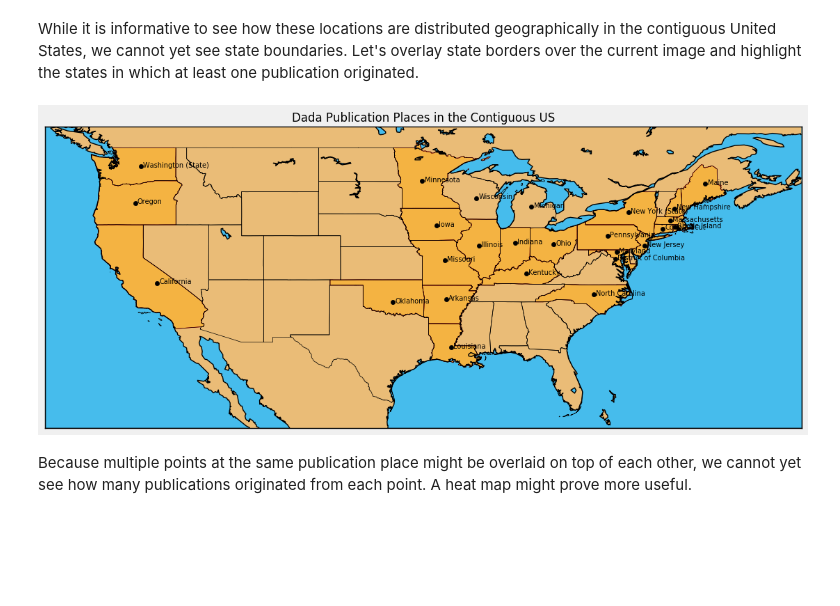
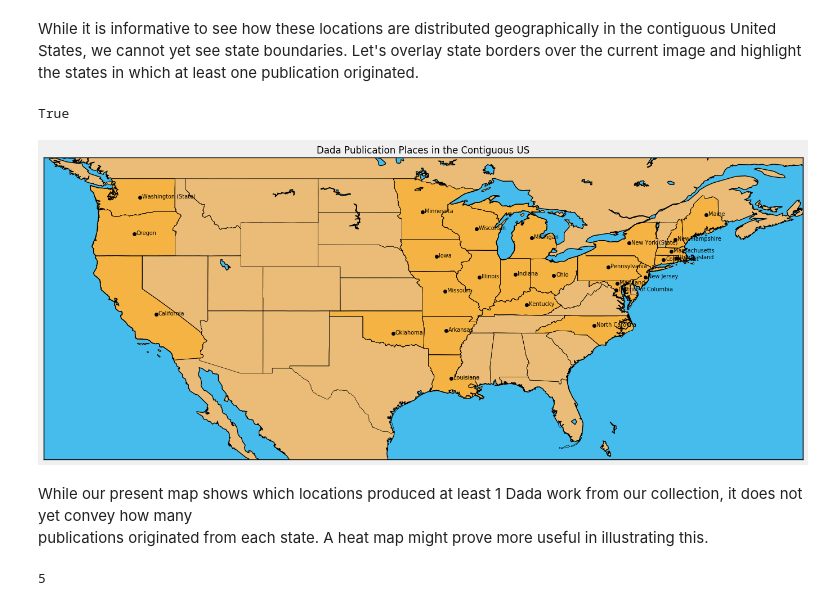
Before and after one commit to ds-modules/Library-HTRC, a Jupyter notebook: 03-mapping/Mapping the Books of the Dadaist Movement.ipynb, the cells around one changed output. Cells and saved outputs as stored; diff of their text form; code cells hidden in the pictures; blank space fills up the shorter version.

Commit message:
added heat maps

```diff
--- a/03-mapping/Mapping the Books of the Dadaist Movement.ipynb
+++ b/03-mapping/Mapping the Books of the Dadaist Movement.ipynb
@@ -441,47 +441,57 @@ for i in range(0, us_locations.shape[0]):
 [figure]
 # %% [markdown]
 While it is informative to see how these locations are distributed geographically in the contiguous United States, we cannot yet see state boundaries. Let's overlay state borders over the current image and highlight the states in which at least one publication originated.
+# %%
+#Checks if a state is in our us_locations table
+def us_locations_contains(string):
+    for state in us_locations["Location Name"]:
+        s_name = state.rstrip(" ")
+        if s_name.endswith("(State)"):
+            s_name = s_name.rstrip(" (State)")
+        if s_name == string:
+            return True
+    return False
+# %%
+us_locations_contains("Washington")
+# %% [output]
+True
 # %%
 ######################NOTE: NOT CHANGED#######################################################################
 plt.title("Dada Publication Places in the Contiguous US", fontsize=12)
 
 us_locations_map.drawmapboundary(fill_color = "#46bcec") #Fills in the oceans
 us_locations_map.fillcontinents(color = "#eabc77", lake_color="#46bcec") #Defines the continents
 us_locations_map.drawcoastlines()
-
-fig = matplotlib.pyplot.gcf()
-fig.set_size_inches(12.5, 8.5) #Sets the size of the map
 
 lons, lats = us_locations_map(us_locations["Longitude"], us_locations["Latitude"]) #Converts the coordinates to map points
 us_locations_map.scatter(lons, lats, color ="black", zorder=10) #Draws the points on the map
 
 #Labels each point with the location name
 for i in range(0, us_locations.shape[0]):
     lat_lon = (us_locations["Longitude"][i] + .2, us_locations["Latitude"][i] - .1)
     plt.annotate(np.array(us_locations["Location Name"])[i], lat_lon, fontsize=7)
 ###############################################################################################################
 
-#Here we are reading in a shape file, which contains the boundary information for our Basemap
-us_locations_map.readshapefile("shapefiles/st99_d00", "us_states") #This places state borders on our map
+#Here we are reading in a shape file, which places state boundary information for our Basemap
+us_locations_map.readshapefile("us_shapefiles/cb_2016_us_state_20m", "us_states")
 
-#Mapping a
+#Finding the state names from the shapefiles
 state_names = []
 for shape_dict in us_locations_map.us_states_info:
     state_names.append(shape_dict['NAME'])
 
 ax = plt.gca() # get current axes instance
 
-for state in us_locations["Location Name"]:
-    #Clean the location name string
-    s_name = state.rstrip(" ")
-    if s_name.endswith("(State)"):
-        s_name = state.rstrip(" (State)")
+fig = matplotlib.pyplot.gcf()
+fig.set_size_inches(15.5, 12.5) #Sets the size of the map
 
-    #Overlay the shape in a darker color
-    seg = us_locations_map.us_states[state_names.index(s_name)]
-    poly = Polygon(seg, facecolor='#f4b342',edgecolor='red')
-    ax.add_patch(poly)
+for index, state in enumerate(state_names):
+    if us_locations_contains(state):
+        seg = us_locations_map.us_states[index]
+        poly = Polygon(seg, facecolor='#f4b342',edgecolor='black')
+        ax.add_patch(poly)
 # %% [output]
-[figure, old version]
+[figure, new version]
-# %% [markdown]
-Because multiple points at the same publication place might be overlaid on top of each other, we cannot yet see how many publications originated from each point. A heat map might prove more useful.
+# %% [markdown]
+While our present map shows which locations produced at least 1 Dada work from our collection, it does not yet convey how many
+publications originated from each state. A heat map might prove more useful in illustrating this.
@@ -487,0 +508,4 @@ Because multiple points at the same publication place might be overlaid on top o
+# %%
+find_count_by_state("Ohio")
+# %% [output]
+5
```
Also changed, not shown: parts of 8 cells of this notebook, 11 other files.
